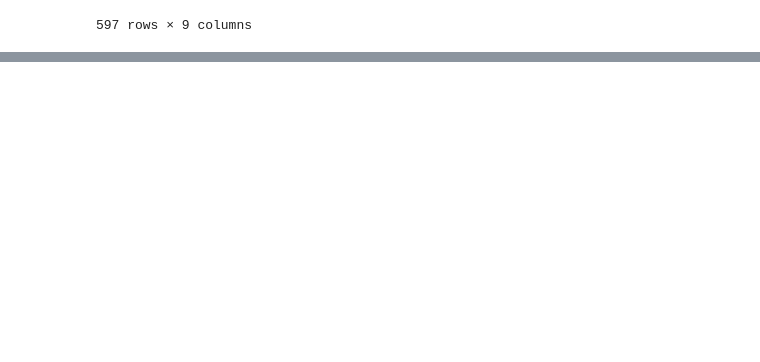
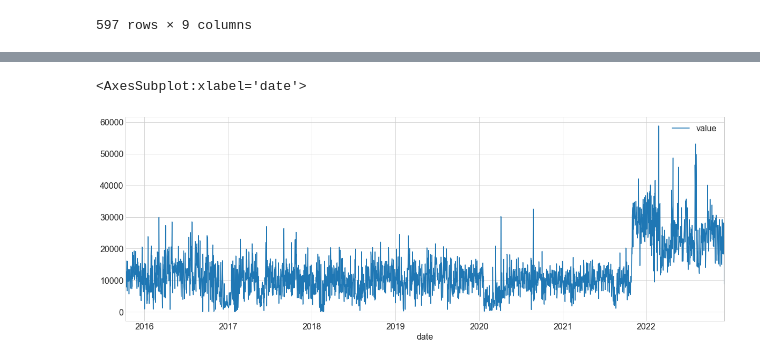
Before and after one commit to markydoug/my_apple_health, a Jupyter notebook: record_explore.ipynb, the cells around one changed output, grey strips where cells are left out. Drawn from its saved outputs; the diff is of its cells as text; code cells hidden in the pictures; blank space fills up the shorter version.

Commit message:
Explore steps per day and month

```diff
--- a/record_explore.ipynb
+++ b/record_explore.ipynb
@@ -155,0 +179,7 @@ step_counts['2020-08-25':'2020-08-25']
+# %%
+step_counts = step_counts[step_counts.source != '小米运动']
+# %%
+step_counts.resample('D')[['value']].sum().plot()
+# %% [output]
+<AxesSubplot:xlabel='date'>
+[figure, added]
```
Also changed, not shown: parts of 6 cells of this notebook.
